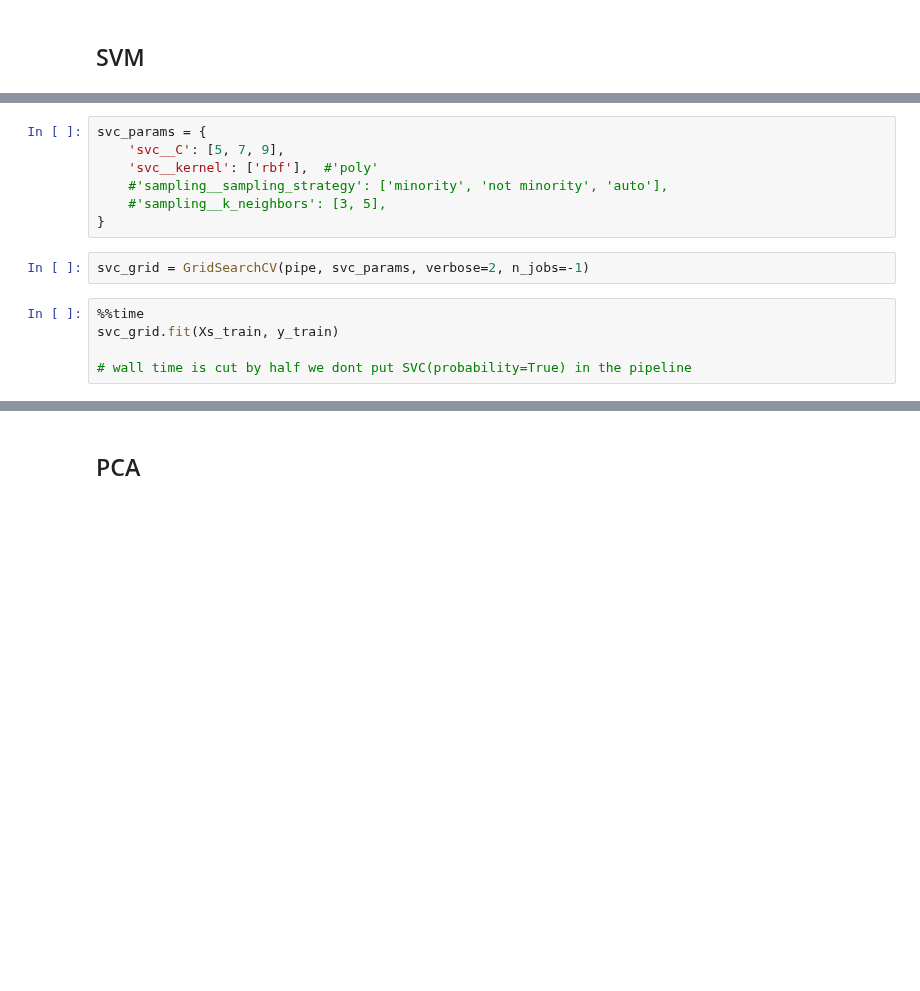
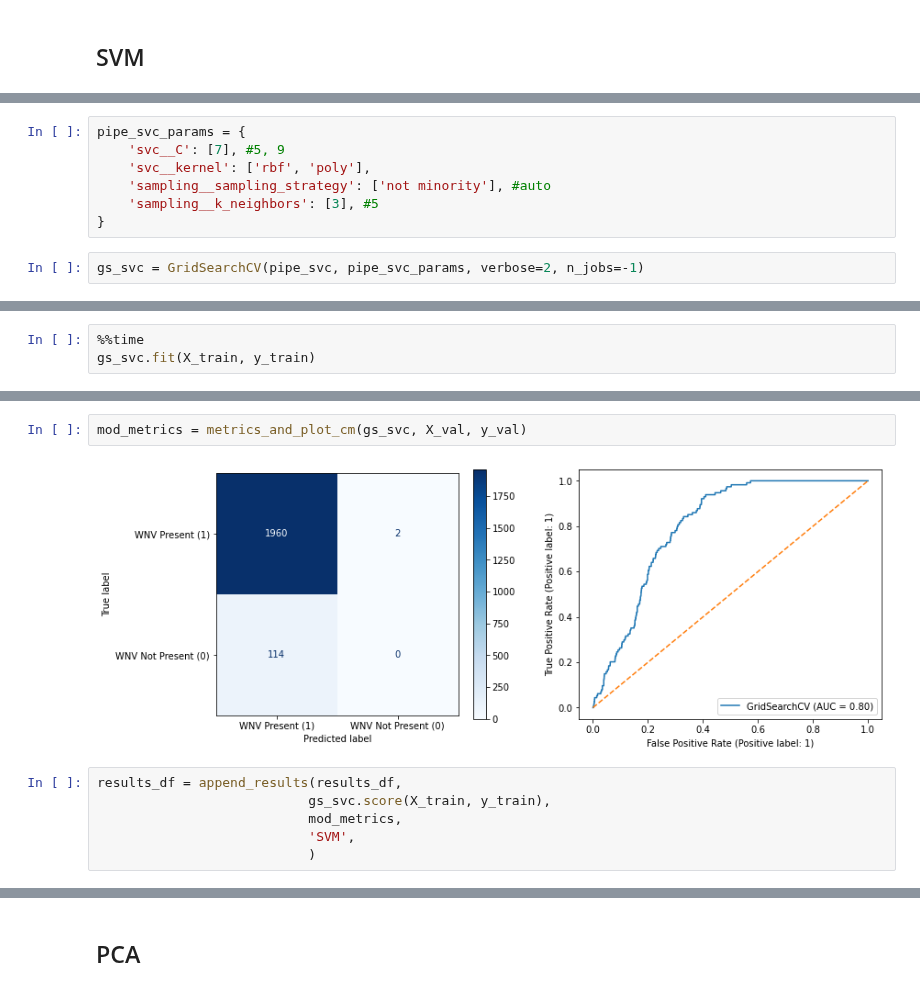
Before and after one commit to kkhalis/project_4, a Jupyter notebook: Project 4 - West Nile Virus Prediction_Casper.ipynb, the cells around one changed output, grey strips where cells are left out. Saved outputs shown, nothing was run; the diff lists cells and outputs as text; blank space fills up the shorter version.

```diff
--- a/Project 4 - West Nile Virus Prediction_Casper.ipynb
+++ b/Project 4 - West Nile Virus Prediction_Casper.ipynb
@@ -128,14 +200,9 @@ pipe.get_params()
 # %%
-svc_params = {
-    'svc__C': [5, 7, 9],
-    'svc__kernel': ['rbf'],  #'poly'
-    #'sampling__sampling_strategy': ['minority', 'not minority', 'auto'],
-    #'sampling__k_neighbors': [3, 5],
+pipe_svc_params = {
+    'svc__C': [7], #5, 9
+    'svc__kernel': ['rbf', 'poly'],
+    'sampling__sampling_strategy': ['not minority'], #auto
+    'sampling__k_neighbors': [3], #5
 }
 # %%
-svc_grid = GridSearchCV(pipe, svc_params, verbose=2, n_jobs=-1)
+gs_svc = GridSearchCV(pipe_svc, pipe_svc_params, verbose=2, n_jobs=-1)
-# %%
-%%time
-svc_grid.fit(Xs_train, y_train)
-
-# wall time is cut by half we dont put SVC(probability=True) in the pipeline
@@ -170,0 +209,3 @@ plt.legend()
+# %%
+%%time
+gs_svc.fit(X_train, y_train)
@@ -170,0 +231,10 @@ plt.legend()
+# %%
+mod_metrics = metrics_and_plot_cm(gs_svc, X_val, y_val)
+# %% [output]
+[figure, added]
+# %%
+results_df = append_results(results_df,
+                           gs_svc.score(X_train, y_train),
+                           mod_metrics,
+                           'SVM',
+                           )
```
Also changed, not shown: parts of 104 cells of this notebook.
